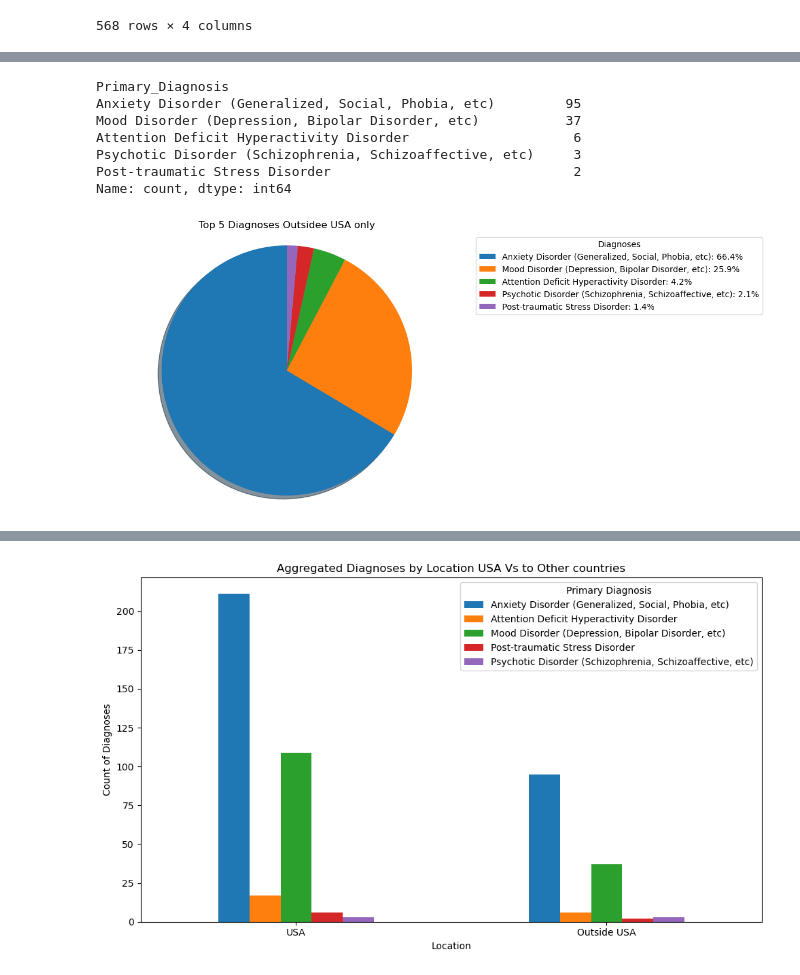
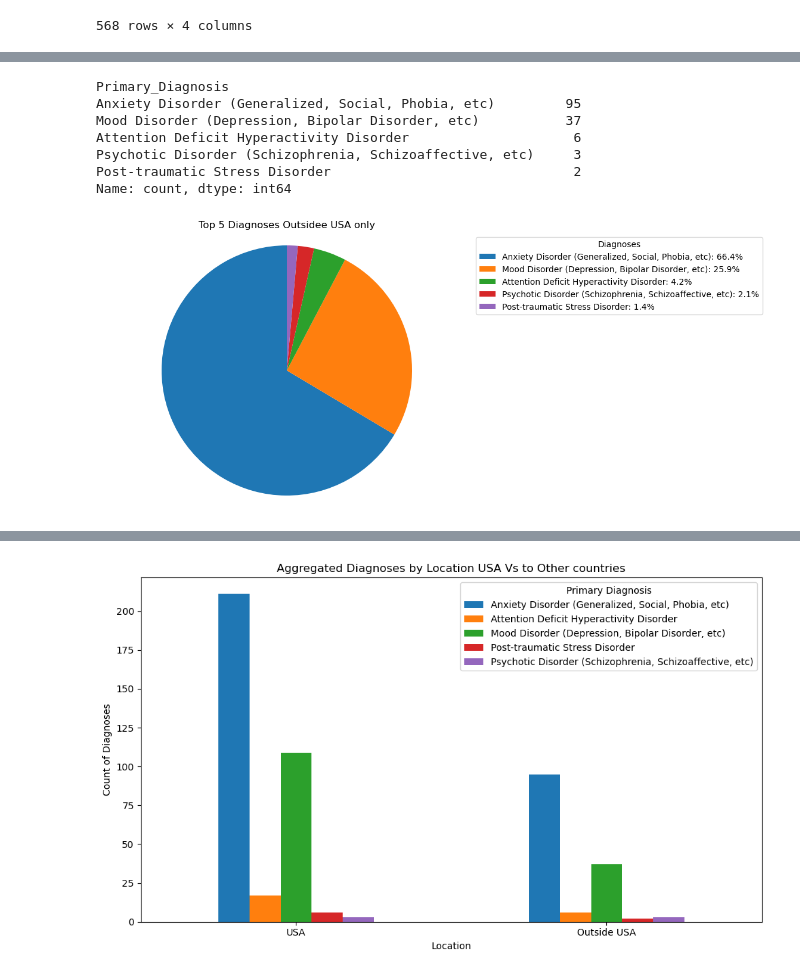
Before and after one commit to Keegawho198/Project-1_Mental-Health, a Jupyter notebook: Keegan.ipynb, the cells around one changed output, grey strips where cells are left out. Drawn from its saved outputs; the diff is of its cells as text; code cells hidden in the pictures.

```diff
--- a/Keegan.ipynb
+++ b/Keegan.ipynb
@@ -558,32 +560,32 @@ Outside_USA_diagnois_df['Primary_Diagnosis'] = Outside_USA_diagnois_df['Diagnosi
 # Get unique primary diagnoses
 unique_Outside_USA_primary_diagnoses = Outside_USA_diagnois_df['Primary_Diagnosis'].unique()
 #print(USA_unique_primary_diagnoses)
 
 # Count the occurrences of each unique primary diagnosis
 Outside_USA_diagnosis_counts = Outside_USA_diagnois_df['Primary_Diagnosis'].value_counts().head()  # Print only top 5
 
 # Print the counts
 print(Outside_USA_diagnosis_counts)
 
 # Calculate percentages
 percentages = (Outside_USA_diagnosis_counts / Outside_USA_diagnosis_counts.sum()) * 100
 labels = [f"{name}: {percent:.1f}%" for name, percent in zip(Outside_USA_diagnosis_counts.index, percentages)]
 
 # Create a pie chart
 plt.figure(figsize=(8, 6))
-plt.pie(Outside_USA_diagnosis_counts, shadow=True, startangle=90)
+plt.pie(Outside_USA_diagnosis_counts, startangle=90)
 plt.title('Top 5 Diagnoses Outsidee USA only')
 plt.axis('equal')  # Equal aspect ratio ensures that pie is drawn as a circle.
 
 # Add a custom legend on the right side of the pie chart
 plt.legend(labels, title="Diagnoses", loc='upper left', bbox_to_anchor=(1, 1))
 plt.show()
 # %% [output]
 Primary_Diagnosis
 Anxiety Disorder (Generalized, Social, Phobia, etc)         95
 Mood Disorder (Depression, Bipolar Disorder, etc)           37
 Attention Deficit Hyperactivity Disorder                     6
 Psychotic Disorder (Schizophrenia, Schizoaffective, etc)     3
 Post-traumatic Stress Disorder                               2
 Name: count, dtype: int64
-[figure, old version]
+[figure, new version]
```
Also changed, not shown: parts of 9 cells of this notebook, 2 other files.
